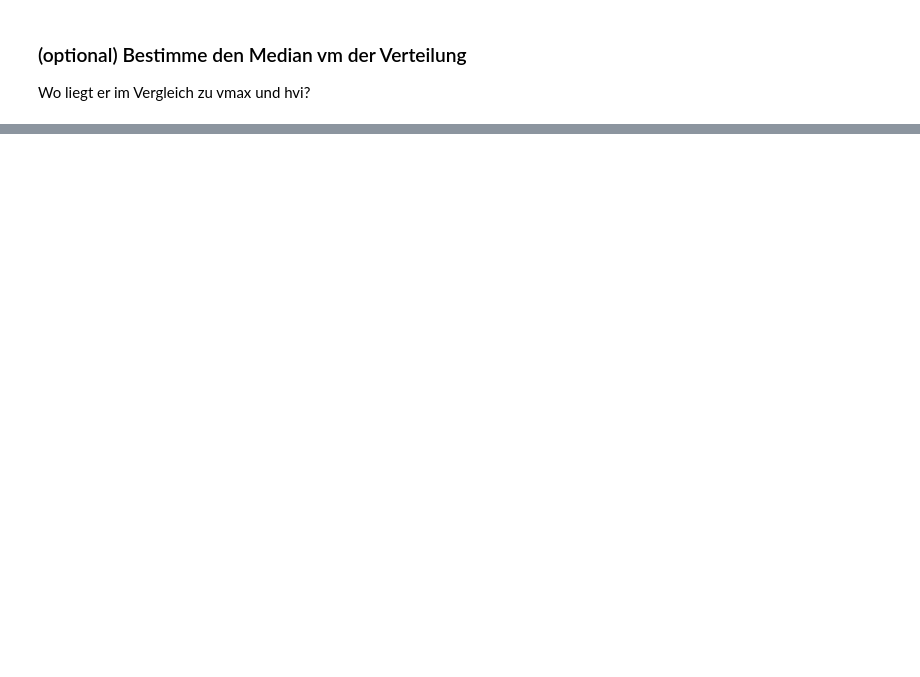
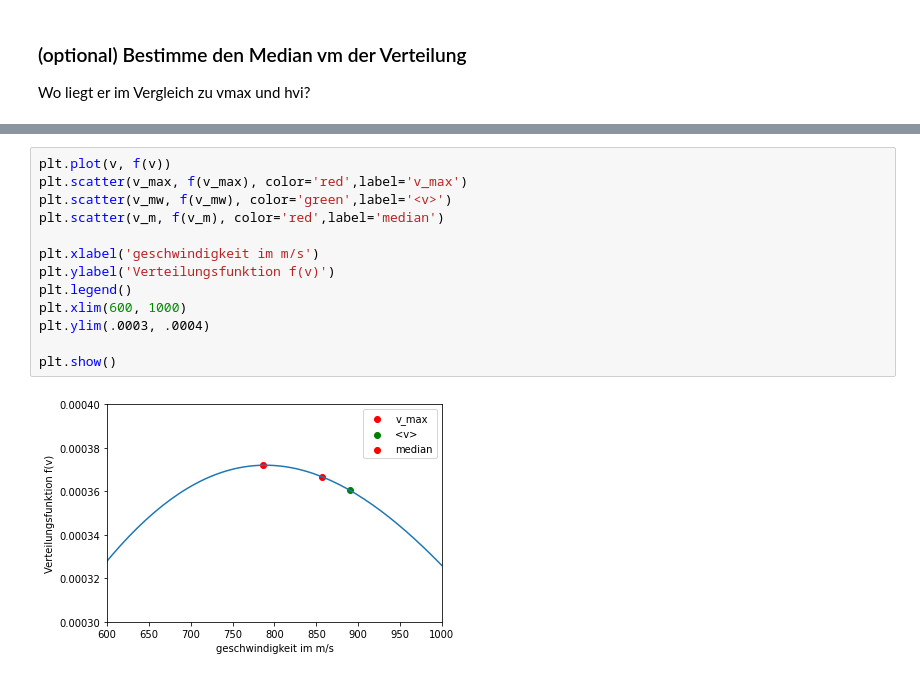
Before and after one commit to emhl/CoPhy2, a Jupyter notebook: Blatt3-numerische-integration/Blatt3-Aufg3.ipynb, the cells around one changed output, grey strips where cells are left out. Drawn from its saved outputs; the diff is of its cells as text; blank space fills up the shorter version.

```diff
--- a/Blatt3-numerische-integration/Blatt3-Aufg3.ipynb
+++ b/Blatt3-numerische-integration/Blatt3-Aufg3.ipynb
@@ -71,0 +91,15 @@ Wo liegt er im Vergleich zu vmax und hvi?
+# %%
+plt.plot(v, f(v))
+plt.scatter(v_max, f(v_max), color='red',label='v_max')
+plt.scatter(v_mw, f(v_mw), color='green',label='<v>')
+plt.scatter(v_m, f(v_m), color='red',label='median')
+
+plt.xlabel('geschwindigkeit im m/s')
+plt.ylabel('Verteilungsfunktion f(v)')
+plt.legend()
+plt.xlim(600, 1000)
+plt.ylim(.0003, .0004)
+
+plt.show()
+# %% [output]
+[figure, added]
```
Also changed, not shown: parts of 3 cells of this notebook.
